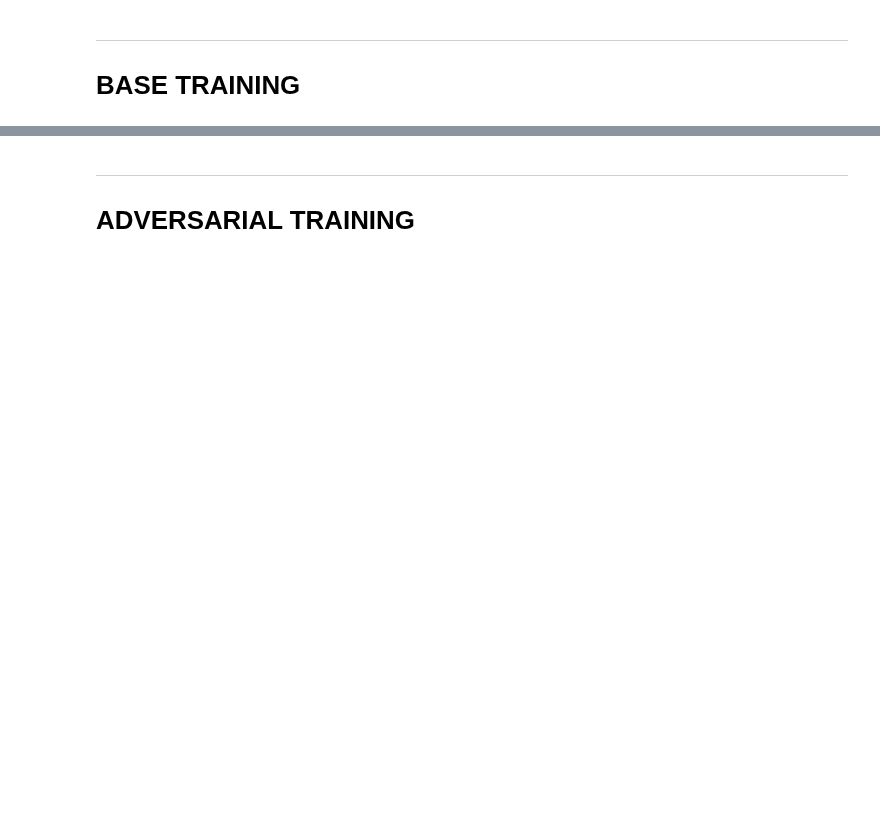
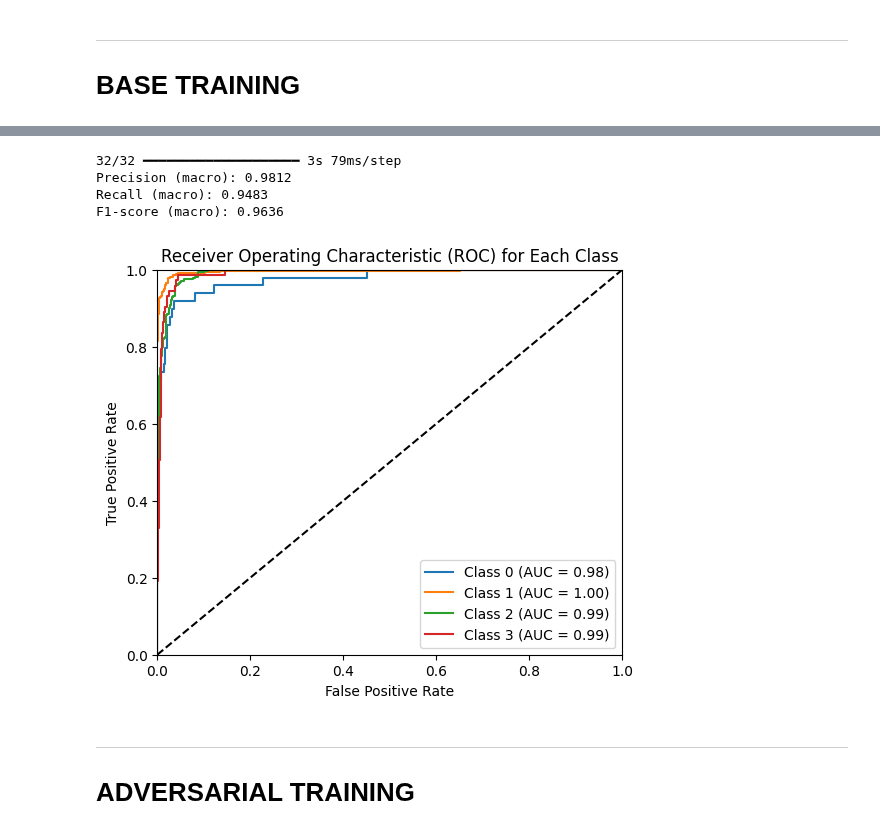
Before and after one commit to ro-jo-mo/Dissertation-Verifying-NN, a Jupyter notebook: CV.ipynb, the cells around one changed output, grey strips where cells are left out. Saved outputs shown, nothing was run; the diff lists cells and outputs as text; code cells hidden in the pictures; blank space fills up the shorter version.

```diff
--- a/CV.ipynb
+++ b/CV.ipynb
@@ -118,10 +125,11 @@ plot_random_pixels_from_mnist(X_train, y_train, num_subplots=30)
 ### Set some variables ###
 ##########################
 
-input_size = 28 * 28
+input_size = _N * _N * 3
 batch_size = 64
 epochs = 6
-n_classes = 10
+n_classes = np.unique(y).shape[0]
 epsilon = 0.3
 alpha = 0.1
 num_iter = 10
+print(n_classes)
@@ -157,0 +162,21 @@ def get_model(input_size):
+# %%
+########################
+### Define the model ###
+########################
+
+def get_model():
+    model = tf.keras.models.Sequential()
+    model.add(tf.keras.layers.Input(shape=(_N,_N,3)))
+    model.add(tf.keras.layers.Conv2D(32, (3, 3), activation='relu'))
+    model.add(tf.keras.layers.MaxPooling2D((2, 2)))
+    model.add(tf.keras.layers.Conv2D(64, (3, 3), activation='relu'))
+    model.add(tf.keras.layers.MaxPooling2D((2, 2)))
+    model.add(tf.keras.layers.Conv2D(64, (3, 3), activation='relu'))
+
+    model.add(tf.keras.layers.Flatten())
+    model.add(tf.keras.layers.Dense(64, activation='relu'))
+    model.add(tf.keras.layers.Dense(n_classes))
+
+    print(model.summary())
+    return model
+model = get_model()
@@ -160,10 +210,8 @@ def get_model(input_size):
 ### Train a base model ###
 ##########################
 
-optimizer = tf.keras.optimizers.Adam()
-loss_fn = tf.keras.losses.SparseCategoricalCrossentropy(from_logits=True)
-accuracy_fn = tf.keras.metrics.SparseCategoricalAccuracy()
 
-model_base = get_model(input_size)
-model_base.compile(optimizer=optimizer, loss=loss_fn, metrics=[accuracy_fn])
-model_base.fit(train_dataset, epochs=epochs, validation_data=test_dataset,)
+model.compile(optimizer="adam",
+              loss=tf.keras.losses.SparseCategoricalCrossentropy(from_logits=True),
+              metrics=['accuracy'])
+history = model.fit(train_dataset, epochs=epochs, validation_data=test_dataset)
@@ -218,9 +279,15 @@ def print_metrics(model, x, y, c):
 # %%
 #####################################################
 ### Calculate precision, recall, F1 and ROC curve ###
 #####################################################
 
-print_metrics(model_base, X_test, y_test, n_classes)
+print_metrics(model, X_test, y_test, n_classes)
+# %% [output]
+32/32 ━━━━━━━━━━━━━━━━━━━━ 3s 79ms/step
+Precision (macro): 0.9812
+Recall (macro): 0.9483
+F1-score (macro): 0.9636
+[figure, added]
 # %%
 ######################################
 ### Define the PGD attack function ###
```
Also changed, not shown: parts of 23 cells of this notebook, 6 other files.
